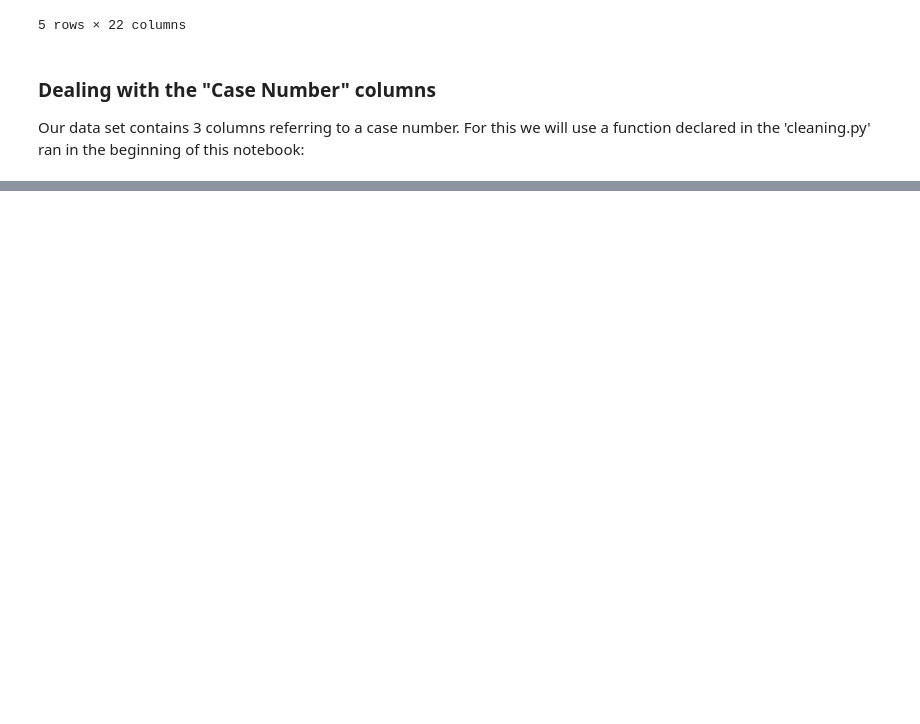
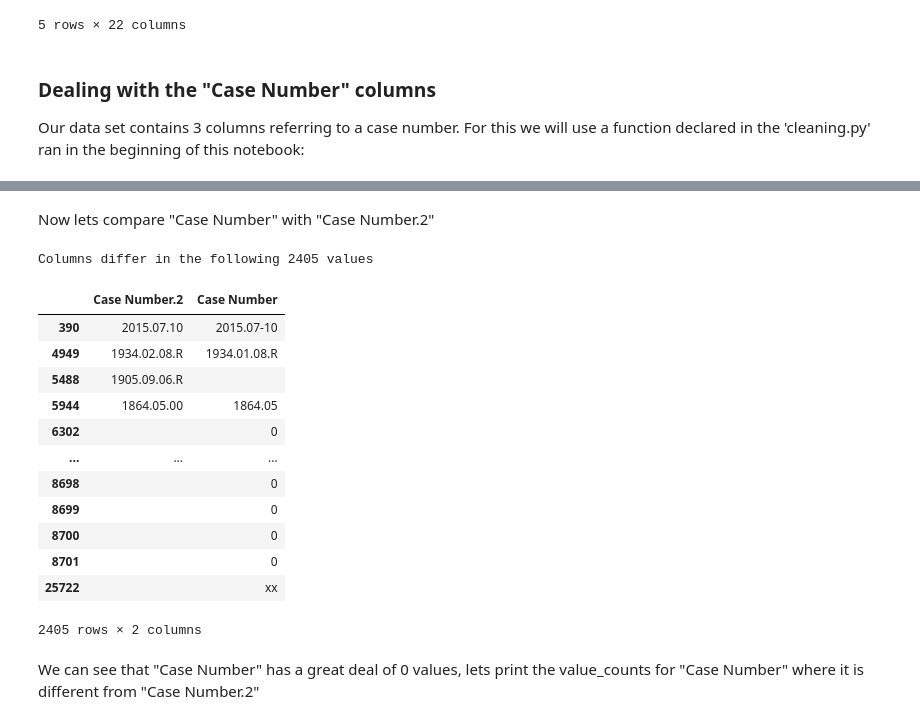
Before and after one commit to castrokike/data-cleaning-pandas, a Jupyter notebook: clean.ipynb, the cells around one changed output, grey strips where cells are left out. Cells and saved outputs as stored; diff of their text form; code cells hidden in the pictures; blank space fills up the shorter version.

```diff
--- a/clean.ipynb
+++ b/clean.ipynb
@@ -133,0 +157,21 @@ def comparison (df, columns):
+# %% [markdown]
+Now lets compare "Case Number" with "Case Number.2"
+# %%
+different_value_columns(attacks, ["Case Number.2", "Case Number"])
+# %% [output]
+Columns differ in the following 2405 values
+|  | Case Number.2 | Case Number |
+| 390 | 2015.07.10 | 2015.07-10 |
+| 4949 | 1934.02.08.R | 1934.01.08.R |
+| 5488 | 1905.09.06.R |  |
+| 5944 | 1864.05.00 | 1864.05 |
+| 6302 |  | 0 |
+| ... | ... | ... |
+| 8698 |  | 0 |
+| 8699 |  | 0 |
+| 8700 |  | 0 |
+| 8701 |  | 0 |
+| 25722 |  | xx |
+2405 rows × 2 columns
+# %% [markdown]
+We can see that "Case Number" has a great deal of 0 values, lets print the value_counts for "Case Number" where it is different from "Case Number.2"
```
Also changed, not shown: parts of 10 cells of this notebook, 1 other file.
